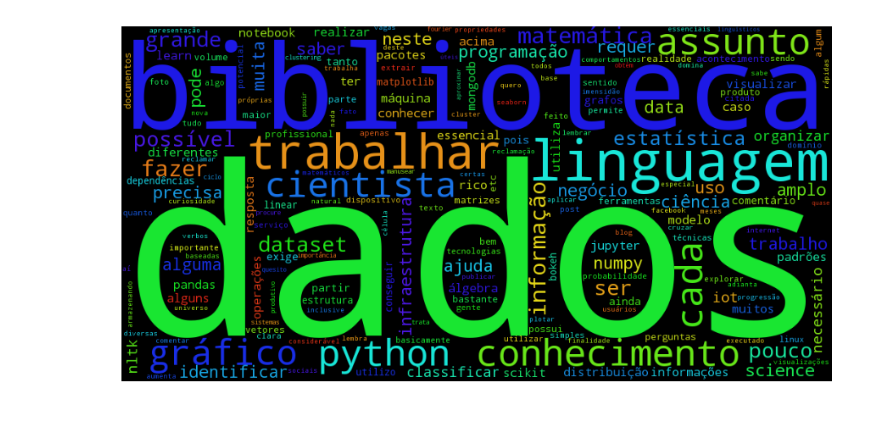
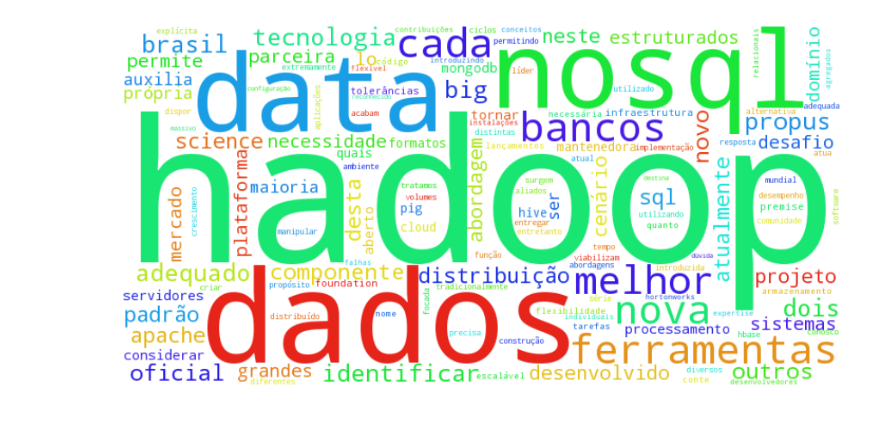
Before and after one commit to christiano/wordcloud, a Jupyter notebook: word_cloud.ipynb, the cells around one changed output. Drawn from its saved outputs; the diff is of its cells as text; code cells hidden in the pictures.

```diff
--- a/word_cloud.ipynb
+++ b/word_cloud.ipynb
@@ -11,37 +11,37 @@ import matplotlib.pyplot as plt
 
 data = {}
 
-data['blog'] = open('blog.txt','r').read()
+data['blog'] = open('nosql.txt','r').read()
 
 for k in data.keys():
     data[k] = data[k].lower()
 
 # Remove pontuacao
 for k in data.keys():
     data[k] = re.sub(r'[-./?!,":;()\']',' ',data[k])
 
 # Remove numeros
 for k in data.keys():
     data[k] = re.sub('[-|0-9]',' ',data[k])
 
 
 # Stopwords em portugues
 stopwords = nltk.corpus.stopwords.words('portuguese')
 
 for k in data.keys():
     data[k] = data[k].split()
 
 for k in data.keys():
     data[k] = [ w for w in data[k] if not w in stopwords ]
 
-wordcloud = WordCloud(width = 1000, height = 500).generate(' '.join(data['blog']))
+wordcloud = WordCloud(background_color="white", width = 800, height = 400).generate(' '.join(data[k]))
 
 plt.figure(figsize=(15,8))
 
 plt.imshow(wordcloud)
 
 plt.axis("off")
 
 plt.show()
 # %% [output]
-[figure, old version]
+[figure, new version]
```
Also changed, not shown: 3 other files.
